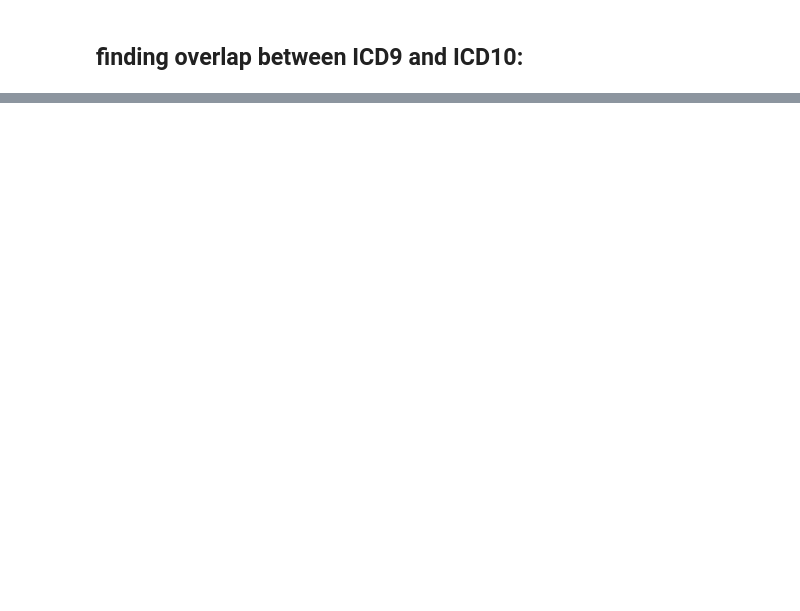
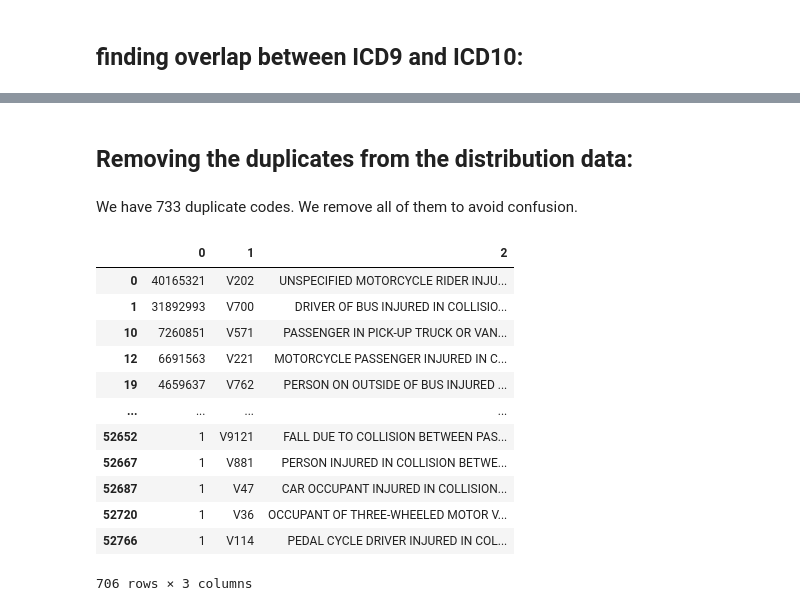
Before and after one commit to ahmadrezarm/MedSynth, a Jupyter notebook: code/IQVIA_analysis.ipynb, the cells around one changed output, grey strips where cells are left out. Cells and saved outputs as stored; diff of their text form; code cells hidden in the pictures; blank space fills up the shorter version.

Commit message:
Distribution cleaned

```diff
--- a/code/IQVIA_analysis.ipynb
+++ b/code/IQVIA_analysis.ipynb
@@ -356,0 +206,3 @@ icd_10_wit_V
+# %%
+overlap_df = pd.read_csv("/Users/ahmadrezaie/papers/Synthetic_Data_Gen/data/input/IQVIA/ICD9vs10desc.csv", sep="|")
+overlap_df.head(10)
@@ -356,0 +247,4 @@ icd_10_wit_V
+# %% [markdown]
+## Removing the duplicates from the distribution data:
+# %% [markdown]
+We have 733 duplicate codes. We remove all of them to avoid confusion.
@@ -356,0 +257,21 @@ icd_10_wit_V
+# %%
+# Step 1: Extract values from the first column of reshaped_overlap_df
+values_to_filter = reshaped_overlap_df.index.unique()
+
+duplicates= df_all[df_all.iloc[:, 1].isin(values_to_filter)]
+
+duplicates
+# %% [output]
+|  | 0 | 1 | 2 |
+| 0 | 40165321 | V202 | UNSPECIFIED MOTORCYCLE RIDER INJU... |
+| 1 | 31892993 | V700 | DRIVER OF BUS INJURED IN COLLISIO... |
+| 10 | 7260851 | V571 | PASSENGER IN PICK-UP TRUCK OR VAN... |
+| 12 | 6691563 | V221 | MOTORCYCLE PASSENGER INJURED IN C... |
+| 19 | 4659637 | V762 | PERSON ON OUTSIDE OF BUS INJURED ... |
+| ... | ... | ... | ... |
+| 52652 | 1 | V9121 | FALL DUE TO COLLISION BETWEEN PAS... |
+| 52667 | 1 | V881 | PERSON INJURED IN COLLISION BETWE... |
+| 52687 | 1 | V47 | CAR OCCUPANT INJURED IN COLLISION... |
+| 52720 | 1 | V36 | OCCUPANT OF THREE-WHEELED MOTOR V... |
+| 52766 | 1 | V114 | PEDAL CYCLE DRIVER INJURED IN COL... |
+706 rows × 3 columns
```
Also changed, not shown: parts of 29 cells of this notebook, 22 other files.
